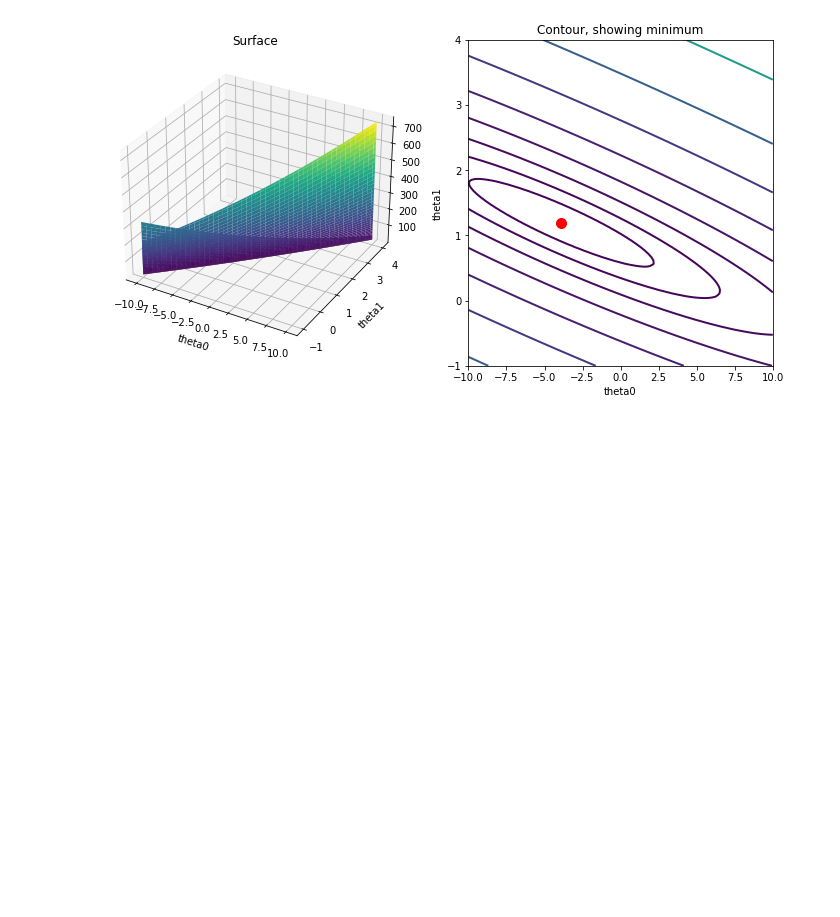
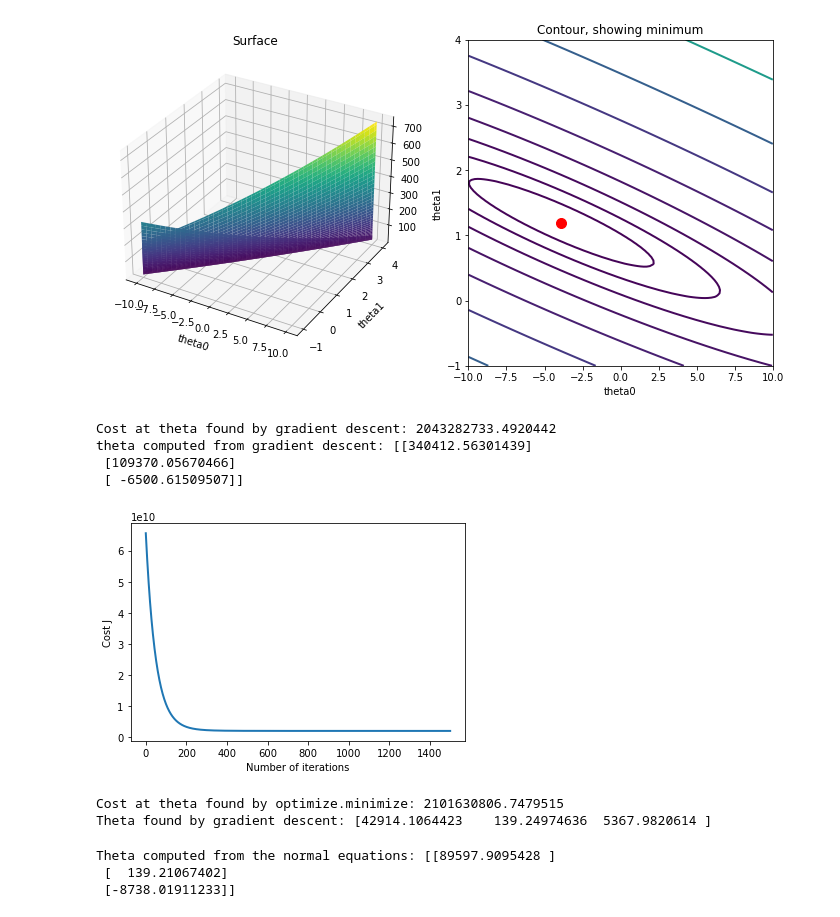
Before and after one commit to samuko-things/stanford_ML_solutions, a Jupyter notebook: python/ex1_linear_regression/exercise1-solution-with-optimization.ipynb, the cells around one changed output. Drawn from its saved outputs; the diff is of its cells as text; code cells hidden in the pictures; blank space fills up the shorter version.

```diff
--- a/python/ex1_linear_regression/exercise1-solution-with-optimization.ipynb
+++ b/python/ex1_linear_regression/exercise1-solution-with-optimization.ipynb
@@ -217,0 +265,63 @@ Text(0.5, 1.0, 'Contour, showing minimum')
+# %%
+
+# load new example dataset
+data = np.loadtxt(os.path.join('Data', 'ex1data2.txt'), delimiter=',')
+
+X,y = splitRawData(data)
+m = y.shape[0] # no of training data set
+n = X.shape[1] # no of features
+
+
+# call featureNormalize on the loaded data
+X_norm, mu, sigma = StandardScalar(X)
+# %%
+# Choose some alpha value - change this
+alpha = 0.01
+num_iters = 1500
+
+# init theta and run gradient descent
+theta_init = np.zeros(n+1)
+theta, cost_history = gradientDescent(theta_init, X_norm, y , alpha, num_iters)
+
+# Plot the convergence graph
+pyplot.plot(np.arange(len(cost_history)), cost_history, lw=2)
+pyplot.xlabel('Number of iterations')
+pyplot.ylabel('Cost J')
+
+# Display the gradient descent's result
+print('Cost at theta found by gradient descent: {}'.format(cost_history[-1]))
+print('theta computed from gradient descent: {}'.format(theta))
+
+# ===================================================================
+# %% [output]
+Cost at theta found by gradient descent: 2043282733.4920442
+theta computed from gradient descent: [[340412.56301439]
+ [109370.05670466]
+ [ -6500.61509507]]
+[figure, added]
+# %%
+# set options for optimize.minimize
+options= {'maxiter': iterations}
+
+# see documention for scipy's optimize.minimize  for description about
+# the different parameters
+# The function returns an object `OptimizeResult`
+# We use truncated Newton algorithm for optimization which is
+# equivalent to MATLAB's fminunc
+# See https://stackoverflow.com/questions/18801002/fminunc-alternate-in-numpy
+optimized_result = optimize.minimize(computeCostAndGradient,theta_init,(X, y),jac=True,method='TNC',options=options)
+
+# the fun property of `OptimizeResult` object returns
+# the value of costFunction at optimized theta
+cost = optimized_result.fun
+
+# the optimized theta is in the x property
+theta = optimized_result.x
+
+# Print theta to screen
+print('Cost at theta found by optimize.minimize: {}'.format(cost))
+
+print('Theta found by gradient descent: {}'.format(theta))
+# %% [output]
+Cost at theta found by optimize.minimize: 2101630806.7479515
+Theta found by gradient descent: [42914.1064423    139.24974636  5367.9820614 ]
@@ -217,0 +346,11 @@ Text(0.5, 1.0, 'Contour, showing minimum')
+# %%
+# Calculate the parameters from the normal equation
+
+theta = normalEqn(X, y)
+
+# Display normal equation's result
+print('Theta computed from the normal equations: {}'.format(theta))
+# %% [output]
+Theta computed from the normal equations: [[89597.9095428 ]
+ [  139.21067402]
+ [-8738.01911233]]
```
Also changed, not shown: parts of 2 cells of this notebook, 2 other files.
